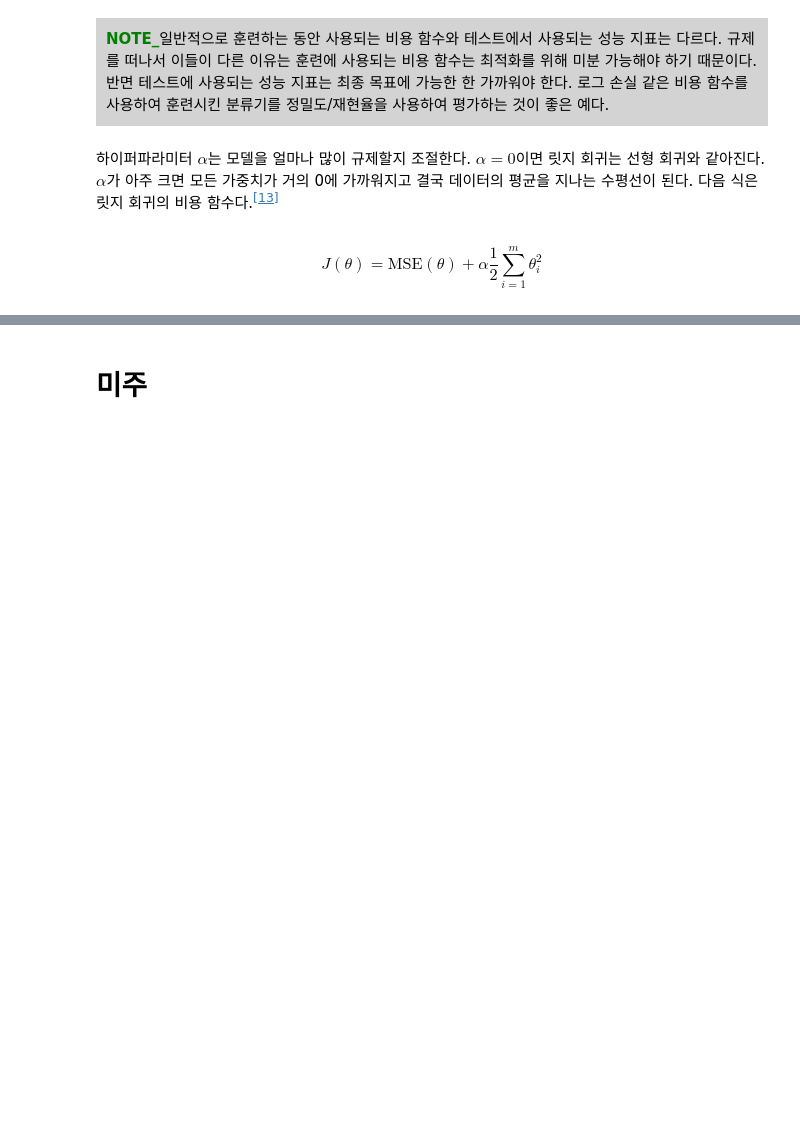
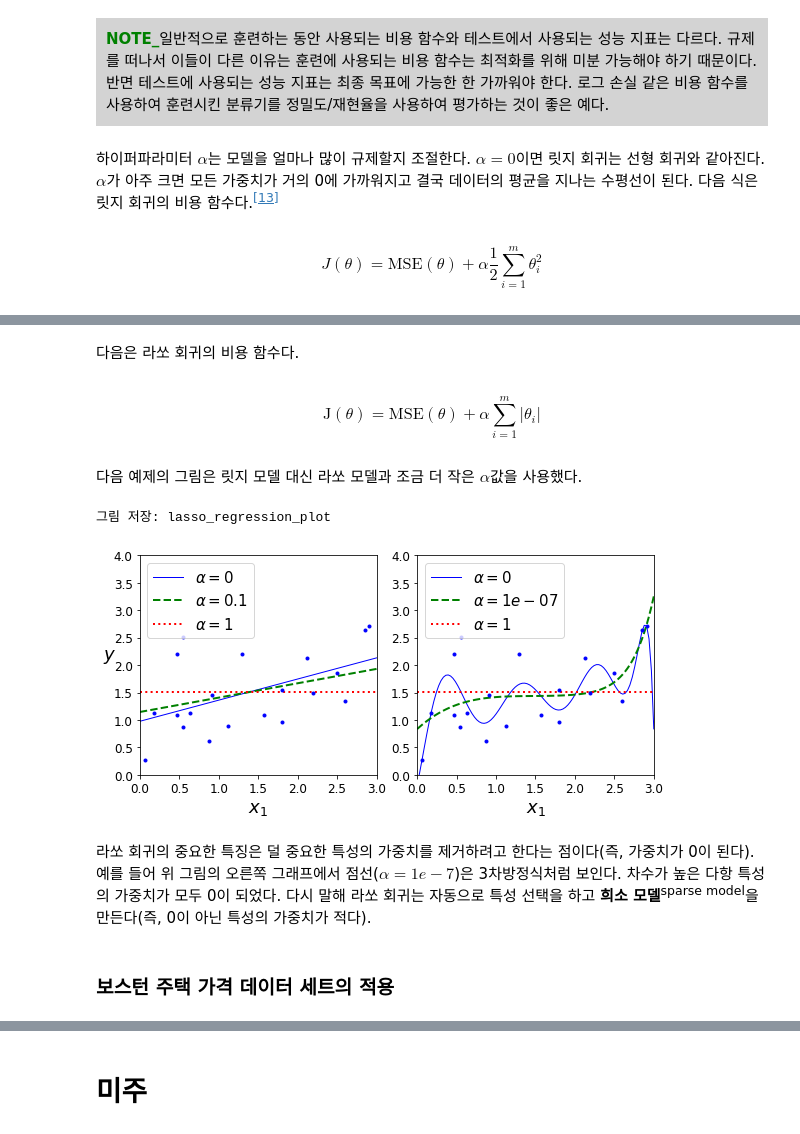
Before and after one commit to Sameta-cani/jwork, a Jupyter notebook: Regression.ipynb, the cells around one changed output, grey strips where cells are left out. Drawn from its saved outputs; the diff is of its cells as text; code cells hidden in the pictures; blank space fills up the shorter version.

```diff
--- a/Regression.ipynb
+++ b/Regression.ipynb
@@ -1278,0 +1557,27 @@ $$
+# %% [markdown]
+다음은 라쏘 회귀의 비용 함수다.
+# %% [markdown]
+$$
+\mathrm{J}(\theta) = \text{MSE}(\theta) + \alpha\sum_{i=1}^m|\theta_i|
+$$
+# %% [markdown]
+다음 예제의 그림은 릿지 모델 대신 라쏘 모델과 조금 더 작은 $\alpha$값을 사용했다.
+# %%
+from sklearn.linear_model import Lasso
+
+plt.figure(figsize=(8, 4))
+plt.subplot(121)
+plot_model(Lasso, polynomial=False, alphas=(0, 0.1, 1), random_state=42)
+plt.ylabel("$y$", rotation=0, fontsize=18)
+plt.subplot(122)
+plot_model(Lasso, polynomial=True, alphas=(0, 10**-7, 1), random_state=42)
+
+save_fig("lasso_regression_plot")
+plt.show()
+# %% [output]
+그림 저장: lasso_regression_plot
+[figure, added]
+# %% [markdown]
+라쏘 회귀의 중요한 특징은 덜 중요한 특성의 가중치를 제거하려고 한다는 점이다(즉, 가중치가 0이 된다). 예를 들어 위 그림의 오른쪽 그래프에서 점선($\alpha=1e-7$)은 3차방정식처럼 보인다. 차수가 높은 다항 특성의 가중치가 모두 0이 되었다. 다시 말해 라쏘 회귀는 자동으로 특성 선택을 하고 <b>희소 모델</b><sup>sparse model</sup>을 만든다(즉, 0이 아닌 특성의 가중치가 적다).
+# %% [markdown]
+### 보스턴 주택 가격 데이터 세트의 적용
```
Also changed, not shown: parts of 60 cells of this notebook, 5 other files.
